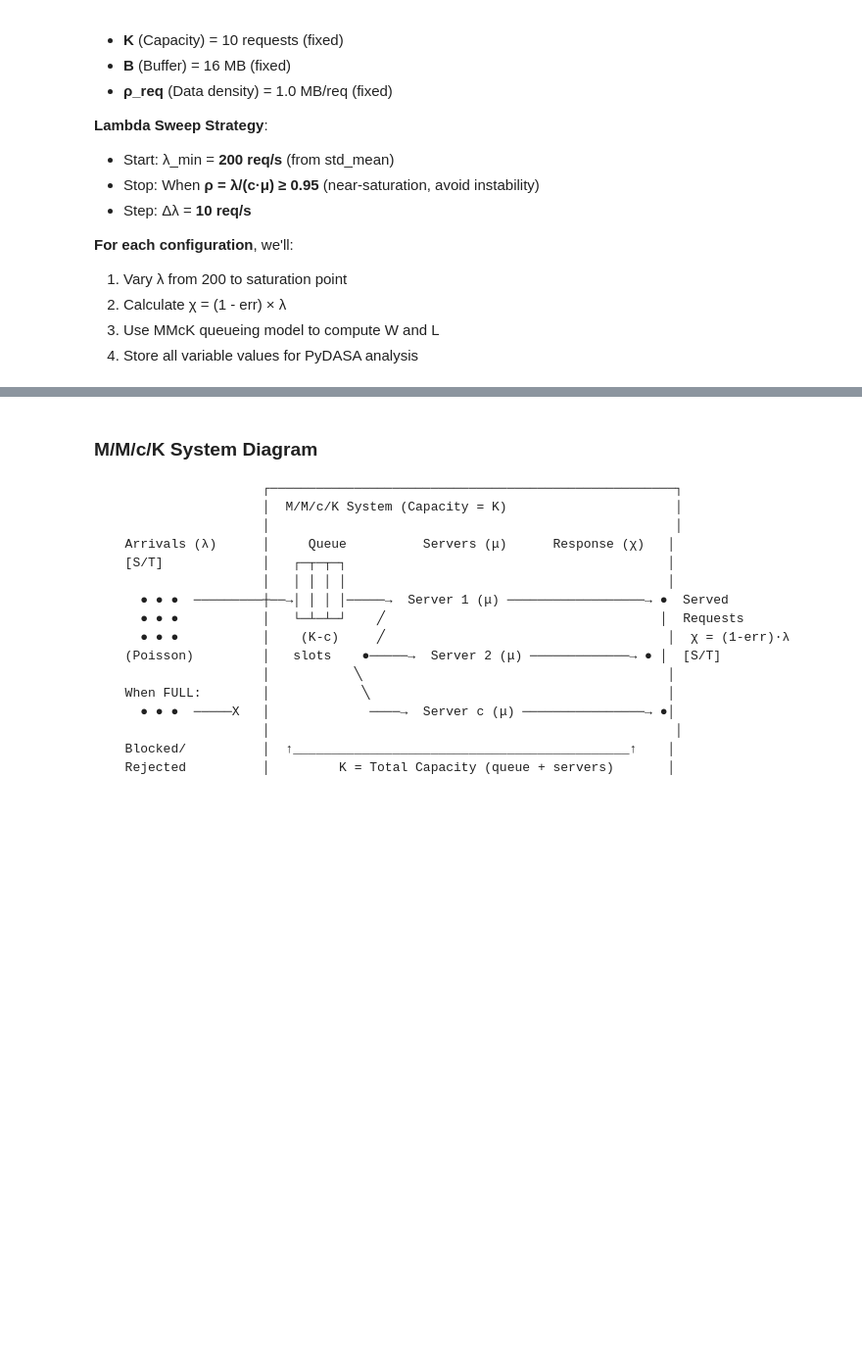
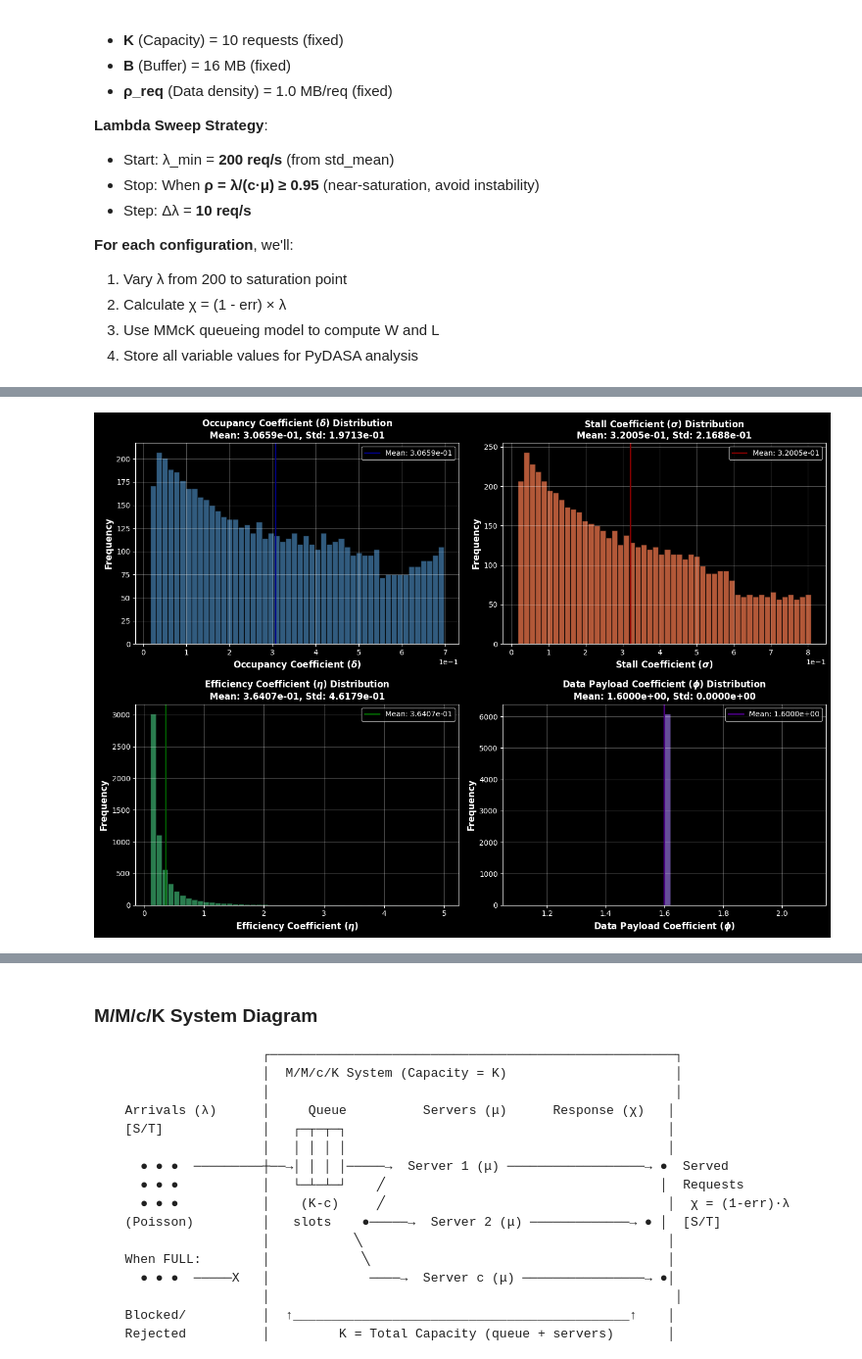
Before and after one commit to DASA-Design/PyDASA, a Jupyter notebook: docs/source/_static/examples/notebooks/PyDASA-Yoly.ipynb, the cells around one changed output, grey strips where cells are left out. Shown at 98% size. Saved outputs shown, nothing was run; the diff lists cells and outputs as text; code cells hidden in the pictures; blank space fills up the shorter version.

```diff
--- a/docs/source/_static/examples/notebooks/PyDASA-Yoly.ipynb
+++ b/docs/source/_static/examples/notebooks/PyDASA-Yoly.ipynb
@@ -322,10 +322,10 @@ variables_dict = {
         "_units": "req/s",
         "_setpoint": 400.0,        # req/s, constant
         "_std_units": "req/s",
-        "_std_setpoint": 400.0,
+        "_std_setpoint": 500.0,
         "_std_mean": 400.0,
         "_std_min": 400.0,
-        "_std_max": 500.0,
+        "_std_max": 600.0,
     },
 
     # Response rate: χ [S/T] - effective throughput
@@ -1049,18 +1003,20 @@ mc_grid = MonteCarloSimulation(
     _fwk="CUSTOM",
     _schema=schema,
     _name="Grid-Based Queue Analysis",
-    _cat="DATA",  # Custom category for grid-based sampling
+    _cat="DATA", # category o read the variable data
     _experiments=len(data_df),
     _variables=engine.variables,
     _coefficients=engine.coefficients
 )
 
-print(f"✓ MonteCarloSimulation created")
-print(f"\t- Framework: {mc_grid.fwk}")
-print(f"\t- Experiments: {mc_grid.experiments}")
-print(f"\t- Variables: {len(mc_grid._variables)}")
-print(f"\t- Coefficients: {len(mc_grid._coefficients)}")
-print("=" * 80)
+# Run the simulation
+print("\nRunning Monte Carlo simulation...")
+mc_grid.run_simulation(iters=len(data_df))
+
+print("--- Monte Carlo simulation complete! ---")
+print(f"\tExperiments run: {mc_grid.experiments}")
+print(f"\tCoefficients analyzed: {list(mc_grid.simulations.keys())}")
+print(f"\tResults available for: {list(mc_grid.results.keys())}")
 # %% [output]
 ================================================================================
 Creating PyDASA MonteCarloSimulation with Grid Data
@@ -1073,0 +1101,49 @@ Creating PyDASA MonteCarloSimulation with Grid Data
+# %%
+# Plot distributions of the four derived coefficients in a 2x2 grid
+fig, axes = plt.subplots(2, 2, figsize=(14, 10))
+
+# Create auxiliary lists for iteration
+coeff_data = [delta_sim, sigma_sim, eta_sim, phi_sim]
+coeff_names = [
+    r"Occupancy Coefficient ($\boldsymbol{\delta}$)",
+    r"Stall Coefficient ($\boldsymbol{\sigma}$)",
+    r"Efficiency Coefficient ($\boldsymbol{\eta}$)",
+    r"Data Payload Coefficient ($\boldsymbol{\phi}$)"
+]
+coeff_colors = ["steelblue", "coral", "mediumseagreen", "mediumpurple"]
+mean_line_colors = ["darkblue", "darkred", "darkgreen", "indigo"]
+
+# Iterate over grid positions (2x2)
+plot_idx = 0
+for row in range(2):
+    for col in range(2):
+        # Get current data and properties
+        data = coeff_data[plot_idx]
+        name = coeff_names[plot_idx]
+        color = coeff_colors[plot_idx]
+        mean_color = mean_line_colors[plot_idx]
+
+        # Plot histogram
+        axes[row, col].hist(data, bins=50, color=color, alpha=0.7, edgecolor="black")
+
+        # Add mean line
+        axes[row, col].axvline(np.mean(data), color=mean_color, linestyle="-", linewidth=2,
+                               label=f"Mean: {np.mean(data):.4e}")
+
+        # Set labels and title
+        axes[row, col].set_xlabel(name, fontsize=12, fontweight="bold")
+        axes[row, col].set_ylabel("Frequency", fontsize=12, fontweight="bold")
+        title = f"{name} Distribution\nMean: {np.mean(data):.4e}, Std: {np.std(data):.4e}"
+        axes[row, col].set_title(title, fontsize=12, fontweight="bold")
+
+        # Format and style
+        axes[row, col].ticklabel_format(axis="x", style="sci", scilimits=(0,0))
+        axes[row, col].legend()
+        axes[row, col].grid(True, alpha=0.3)
+
+        plot_idx += 1
+
+plt.tight_layout()
+plt.show()
+# %% [output]
+[figure, added]
```
Also changed, not shown: parts of 17 cells of this notebook, 2 other files.
